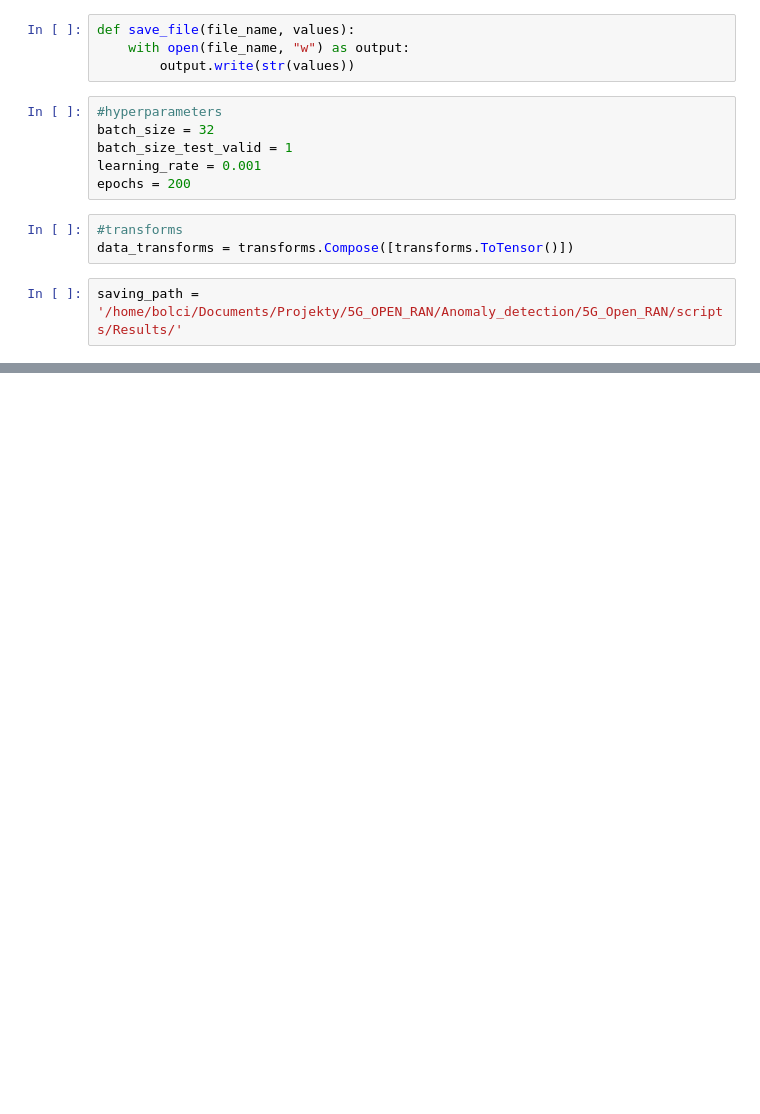
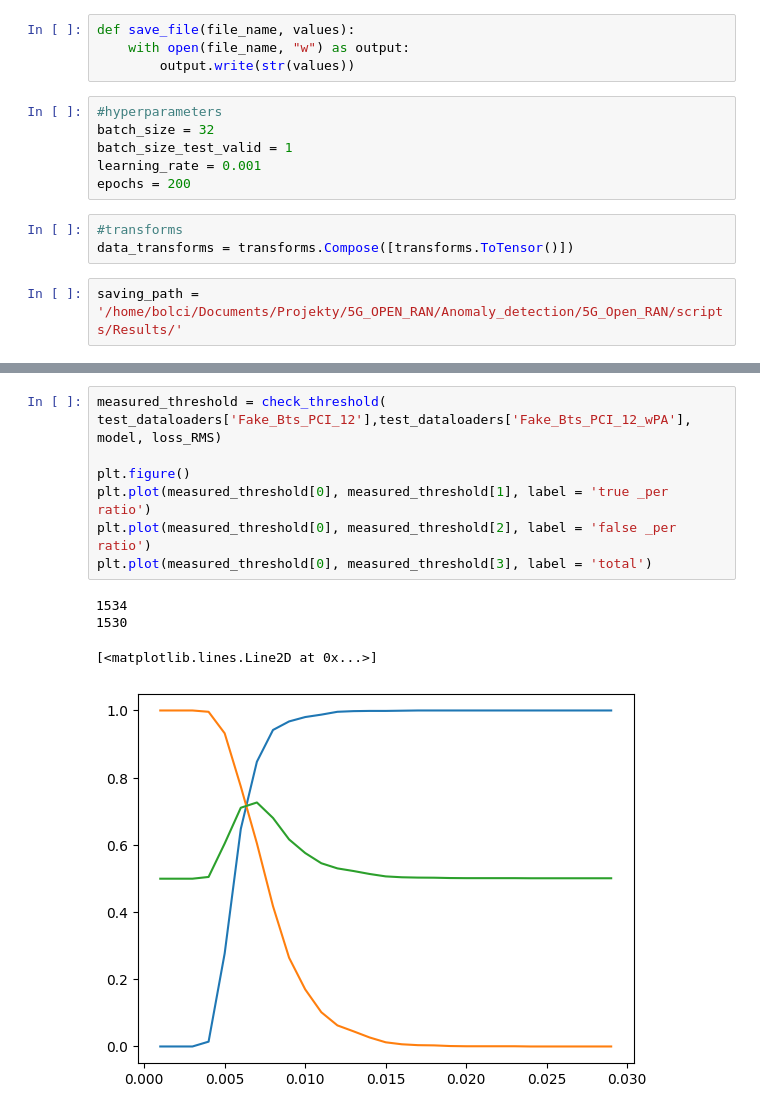
Before and after one commit to Bolci/5G_Open_RAN, a Jupyter notebook: main_script.ipynb, the cells around one changed output, grey strips where cells are left out. Cells and saved outputs as stored; diff of their text form; blank space fills up the shorter version.

```diff
--- a/main_script.ipynb
+++ b/main_script.ipynb
@@ -207,0 +304,12 @@ for k,v in scores.items():
+# %%
+measured_threshold = check_threshold( test_dataloaders['Fake_Bts_PCI_12'],test_dataloaders['Fake_Bts_PCI_12_wPA'], model, loss_RMS)
+
+plt.figure()
+plt.plot(measured_threshold[0], measured_threshold[1], label = 'true _per ratio')
+plt.plot(measured_threshold[0], measured_threshold[2], label = 'false _per ratio')
+plt.plot(measured_threshold[0], measured_threshold[3], label = 'total')
+# %% [output]
+1534
+1530
+[<matplotlib.lines.Line2D at 0x...>]
+[figure, added]
```
Also changed, not shown: parts of 5 cells of this notebook, 2 other files.
